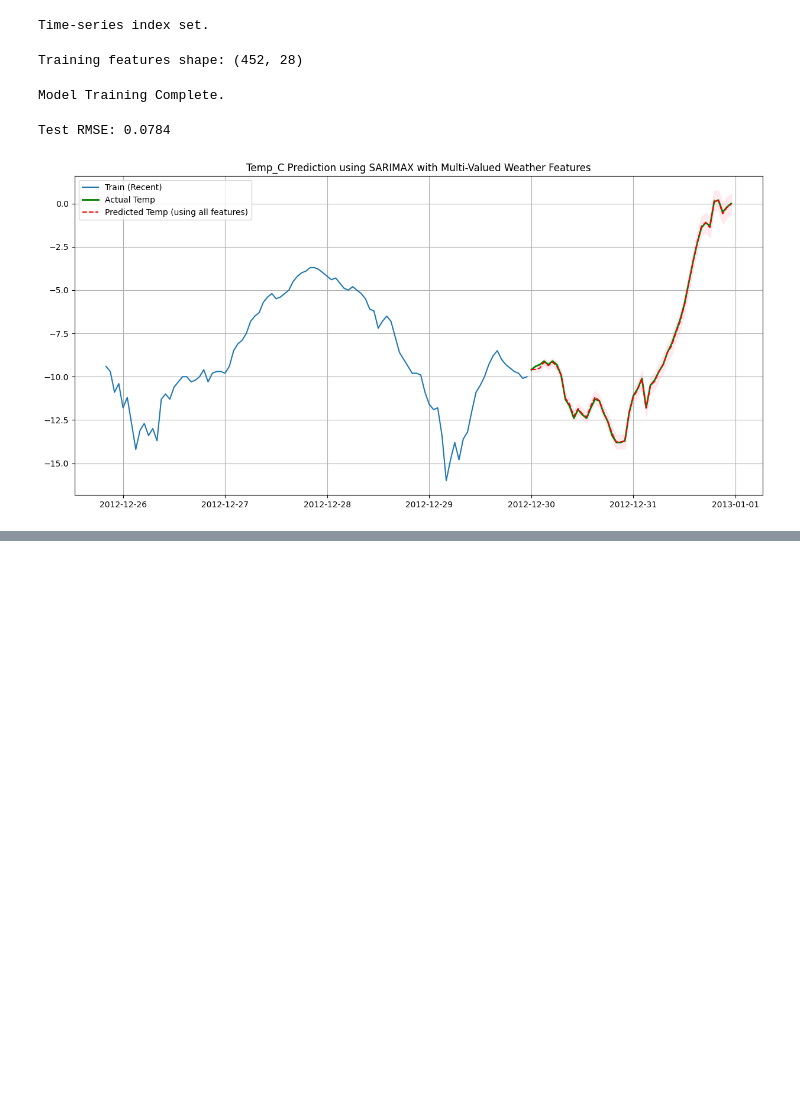
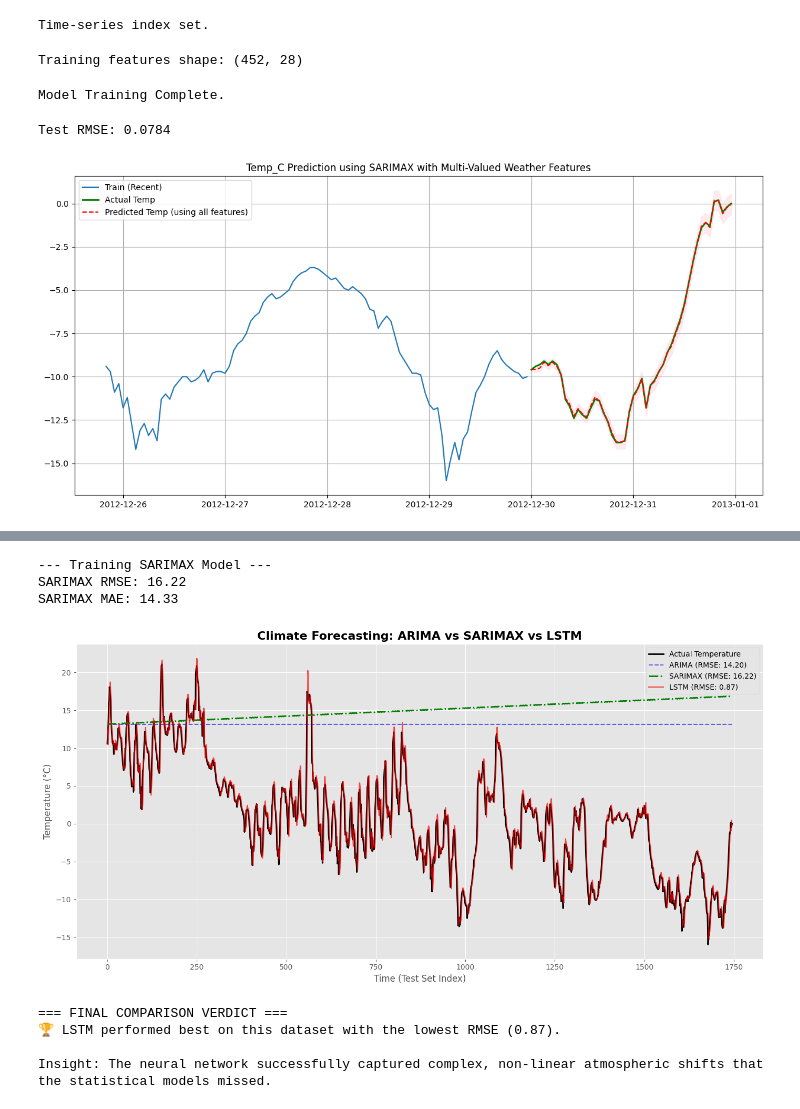
Before and after one commit to DhanashreeK-07/Climate-Change-Analysis-and-Forecasting, a Jupyter notebook: Weather_Forcast.ipynb, the cells around one changed output, grey strips where cells are left out. Saved outputs shown, nothing was run; the diff lists cells and outputs as text; code cells hidden in the pictures; blank space fills up the shorter version.

Commit message:
refactor: migrate from ARIMA to LSTM neural network and containerize with Docker

```diff
--- a/Weather_Forcast.ipynb
+++ b/Weather_Forcast.ipynb
@@ -121,0 +247,71 @@ with open('features.pkl', 'wb') as f:
+# %%
+print("--- Training SARIMAX Model ---")
+# seasonal_order=(P, D, Q, s)
+# 's' is the seasonal period. We'll use 7 for weekly patterns as a default,
+# but you can adjust this to 12 (monthly) or 24 (hourly) depending on your dataset.
+sarimax_model = SARIMAX(train_data, order=(5, 1, 0), seasonal_order=(1, 1, 1, 7))
+sarimax_fit = sarimax_model.fit(disp=False)
+
+# Forecast
+sarimax_predictions = sarimax_fit.forecast(steps=len(test_data))
+
+# Calculate Accuracy Metrics
+sarimax_rmse = np.sqrt(mean_squared_error(test_data, sarimax_predictions))
+sarimax_mae = mean_absolute_error(test_data, sarimax_predictions)
+
+print(f"SARIMAX RMSE: {sarimax_rmse:.2f}")
+print(f"SARIMAX MAE: {sarimax_mae:.2f}")
+# %% [output]
+--- Training SARIMAX Model ---
+SARIMAX RMSE: 16.22
+SARIMAX MAE: 14.33
+# %%
+# Plotting the results
+plt.figure(figsize=(14, 7))
+
+# Align the lengths for plotting (accounting for LSTM's sliding window)
+plot_actual = test_data[time_steps+1:]
+plot_arima = arima_predictions[time_steps+1:]
+plot_sarimax = sarimax_predictions[time_steps+1:]
+plot_lstm = lstm_predictions.flatten()
+
+# Plot Actuals vs Predictions
+plt.plot(plot_actual, label='Actual Temperature', color='black', linewidth=2)
+plt.plot(plot_arima, label=f'ARIMA (RMSE: {arima_rmse:.2f})', color='blue', linestyle='dashed', alpha=0.6)
+plt.plot(plot_sarimax, label=f'SARIMAX (RMSE: {sarimax_rmse:.2f})', color='green', linestyle='dashdot', linewidth=2)
+plt.plot(plot_lstm, label=f'LSTM (RMSE: {lstm_rmse:.2f})', color='red', alpha=0.7)
+
+# Formatting
+plt.title('Climate Forecasting: ARIMA vs SARIMAX vs LSTM', fontsize=16, fontweight='bold')
+plt.xlabel('Time (Test Set Index)')
+plt.ylabel('Temperature (°C)')
+plt.legend(loc='best')
+plt.tight_layout()
+plt.show()
+
+# Final Verdict Logic
+print("=== FINAL COMPARISON VERDICT ===")
+models = {
+    "ARIMA": arima_rmse,
+    "SARIMAX": sarimax_rmse,
+    "LSTM": lstm_rmse
+}
+
+# Find the model with the lowest RMSE
+best_model = min(models, key=models.get)
+
+print(f"🏆 {best_model} performed best on this dataset with the lowest RMSE ({models[best_model]:.2f}).\n")
+
+# Contextual explanation based on the winner
+if best_model == "LSTM":
+    print("Insight: The neural network successfully captured complex, non-linear atmospheric shifts that the statistical models missed.")
+elif best_model == "SARIMAX":
+    print("Insight: The explicit seasonal tuning (identifying repeating temperature cycles) gave this statistical model the edge over the baseline and the neural network.")
+else:
+    print("Insight: The standard ARIMA baseline was highly effective, likely due to strong immediate linear trends without massive seasonal fluctuation in this specific test window.")
+# %% [output]
+[figure, added]
+=== FINAL COMPARISON VERDICT ===
+🏆 LSTM performed best on this dataset with the lowest RMSE (0.87).
+
+Insight: The neural network successfully captured complex, non-linear atmospheric shifts that the statistical models missed.
```
Also changed, not shown: parts of 9 cells of this notebook, 10 other files.
